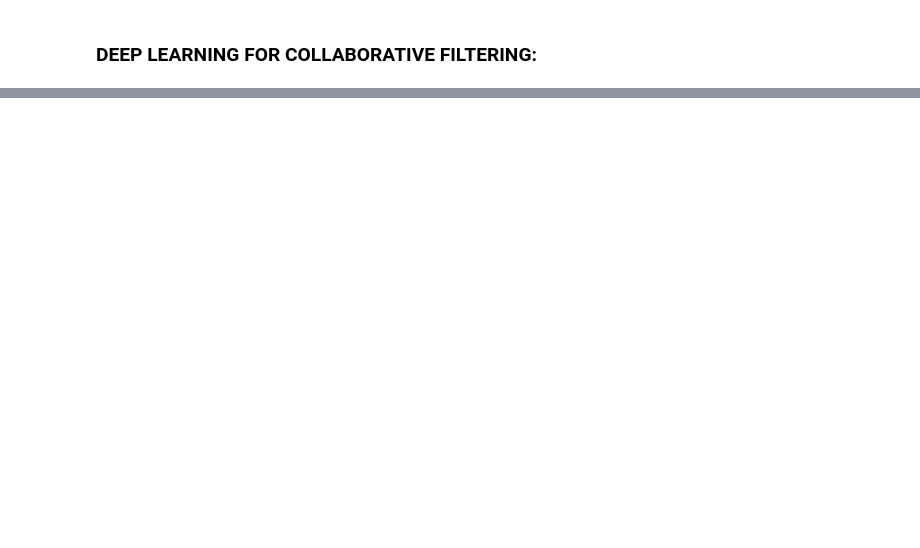
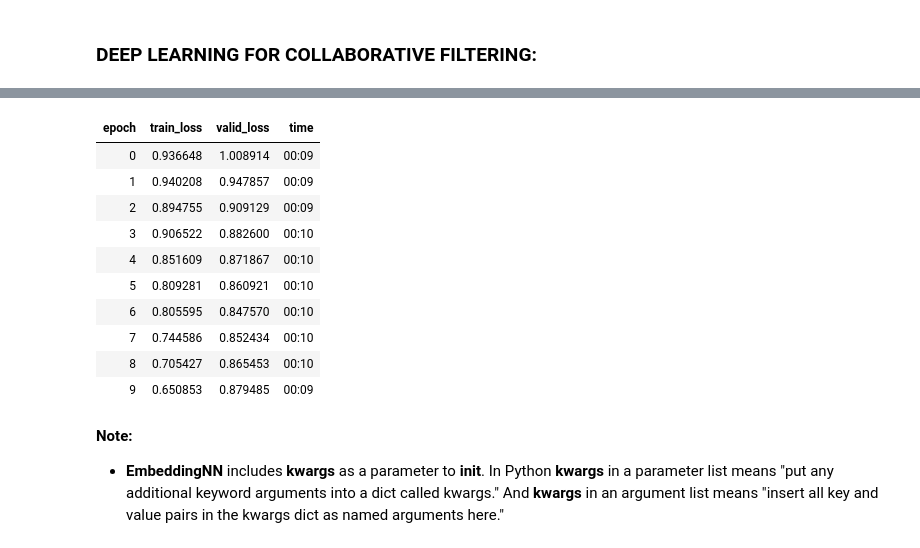
Before and after one commit to ThinamXx/Fastai, a Jupyter notebook: 7. Collaborative Filtering/CollaborativeFiltering.ipynb, the cells around one changed output, grey strips where cells are left out. Drawn from its saved outputs; the diff is of its cells as text; code cells hidden in the pictures; blank space fills up the shorter version.

```diff
--- a/7. Collaborative Filtering/CollaborativeFiltering.ipynb
+++ b/7. Collaborative Filtering/CollaborativeFiltering.ipynb
@@ -384,0 +421,17 @@ dls.classes["title"][idx]                                           # Getting Mo
+# %%
+#@ TRAINING THE COLLAB LEARNER USING FASTAI:
+learn = collab_learner(dls, use_nn=True, y_range=(0, 5.5),
+                       layers=[100, 50])                             # Initializing Collabe Learner.
+learn.fit_one_cycle(10, 5e-3, wd=0.1)                                # Training the Learner.
+# %% [output]
+| epoch | train_loss | valid_loss | time |
+| 0 | 0.936648 | 1.008914 | 00:09 |
+| 1 | 0.940208 | 0.947857 | 00:09 |
+| 2 | 0.894755 | 0.909129 | 00:09 |
+| 3 | 0.906522 | 0.882600 | 00:10 |
+| 4 | 0.851609 | 0.871867 | 00:10 |
+| 5 | 0.809281 | 0.860921 | 00:10 |
+| 6 | 0.805595 | 0.847570 | 00:10 |
+| 7 | 0.744586 | 0.852434 | 00:10 |
+| 8 | 0.705427 | 0.865453 | 00:10 |
+| 9 | 0.650853 | 0.879485 | 00:09 |
@@ -384,0 +445,4 @@ dls.classes["title"][idx]                                           # Getting Mo
+# %% [markdown]
+**Note:**
+- **EmbeddingNN** includes **kwargs** as a parameter to __init__. In Python **kwargs** in a parameter list means "put any additional keyword arguments into a dict called
+kwargs." And **kwargs** in an argument list means "insert all key and value pairs in the kwargs dict as named arguments here."
```
Also changed, not shown: parts of 13 cells of this notebook.
